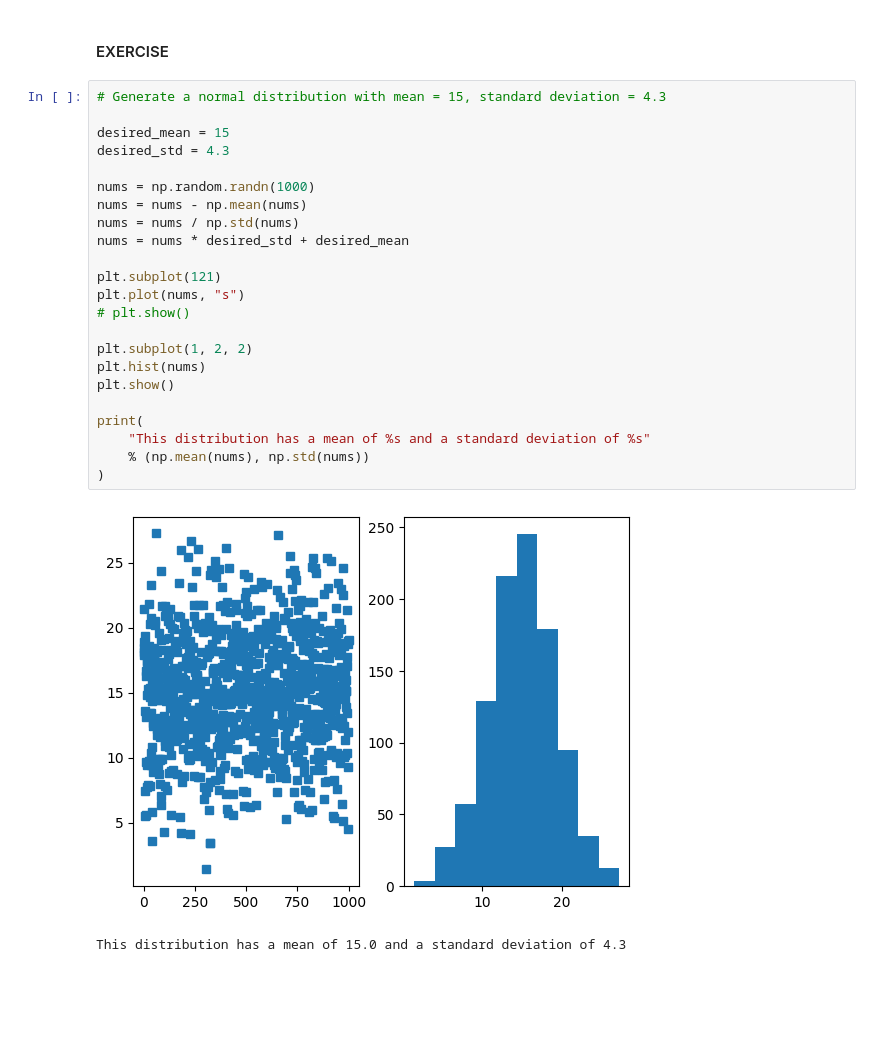
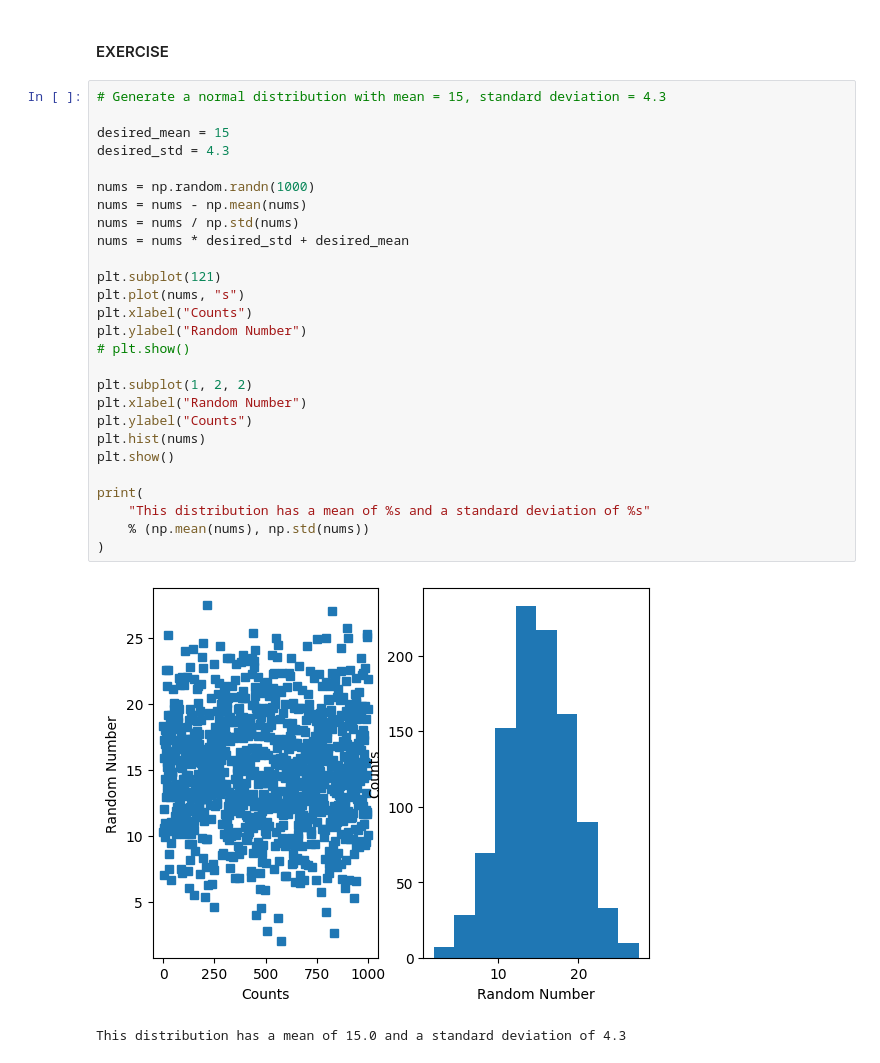
Before and after one commit to techraiders/DeepLearningProjects, a Jupyter notebook: prerequisites/mathematics/trigonometry/random-numbers.ipynb, the cells around one changed output. Saved outputs shown, nothing was run; the diff lists cells and outputs as text; blank space fills up the shorter version.

```diff
--- a/prerequisites/mathematics/trigonometry/random-numbers.ipynb
+++ b/prerequisites/mathematics/trigonometry/random-numbers.ipynb
@@ -49,26 +61,30 @@ plt.show()
 # %%
 # Generate a normal distribution with mean = 15, standard deviation = 4.3
 
 desired_mean = 15
 desired_std = 4.3
 
 nums = np.random.randn(1000)
 nums = nums - np.mean(nums)
 nums = nums / np.std(nums)
 nums = nums * desired_std + desired_mean
 
 plt.subplot(121)
 plt.plot(nums, "s")
+plt.xlabel("Counts")
+plt.ylabel("Random Number")
 # plt.show()
 
 plt.subplot(1, 2, 2)
+plt.xlabel("Random Number")
+plt.ylabel("Counts")
 plt.hist(nums)
 plt.show()
 
 print(
     "This distribution has a mean of %s and a standard deviation of %s"
     % (np.mean(nums), np.std(nums))
 )
 # %% [output]
-[figure, old version]
+[figure, new version]
 This distribution has a mean of 15.0 and a standard deviation of 4.3
```
Also changed, not shown: parts of 3 cells of this notebook.
